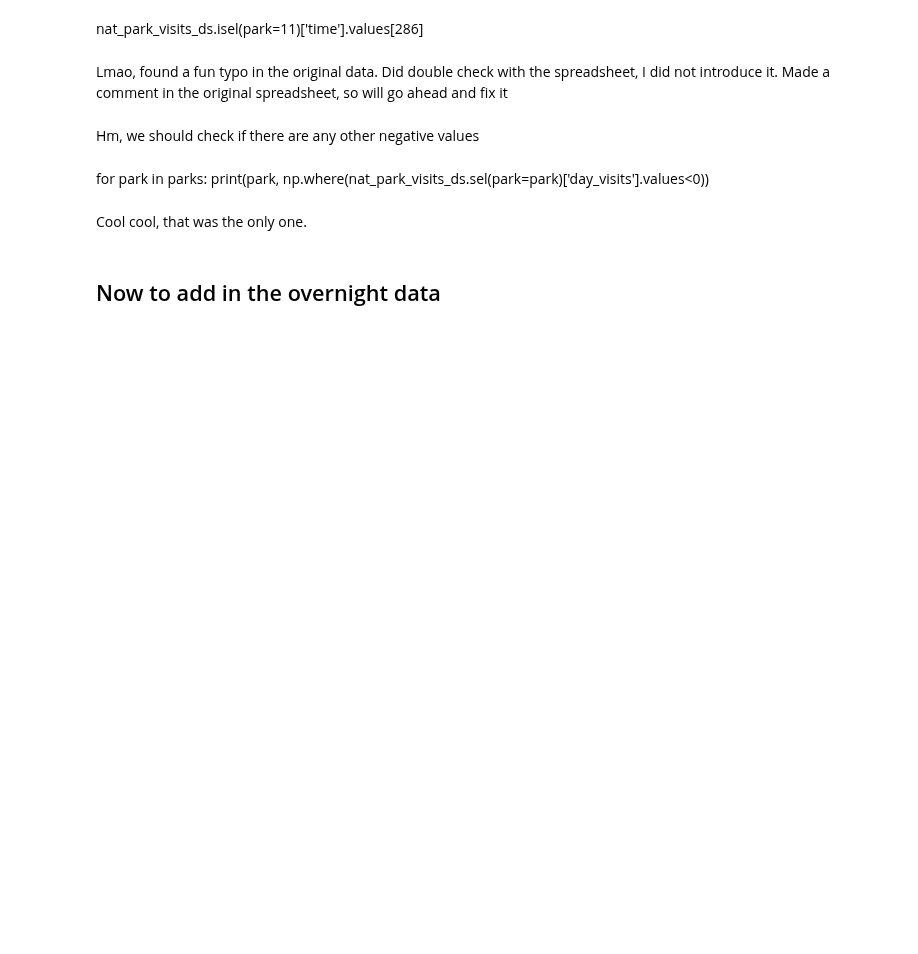
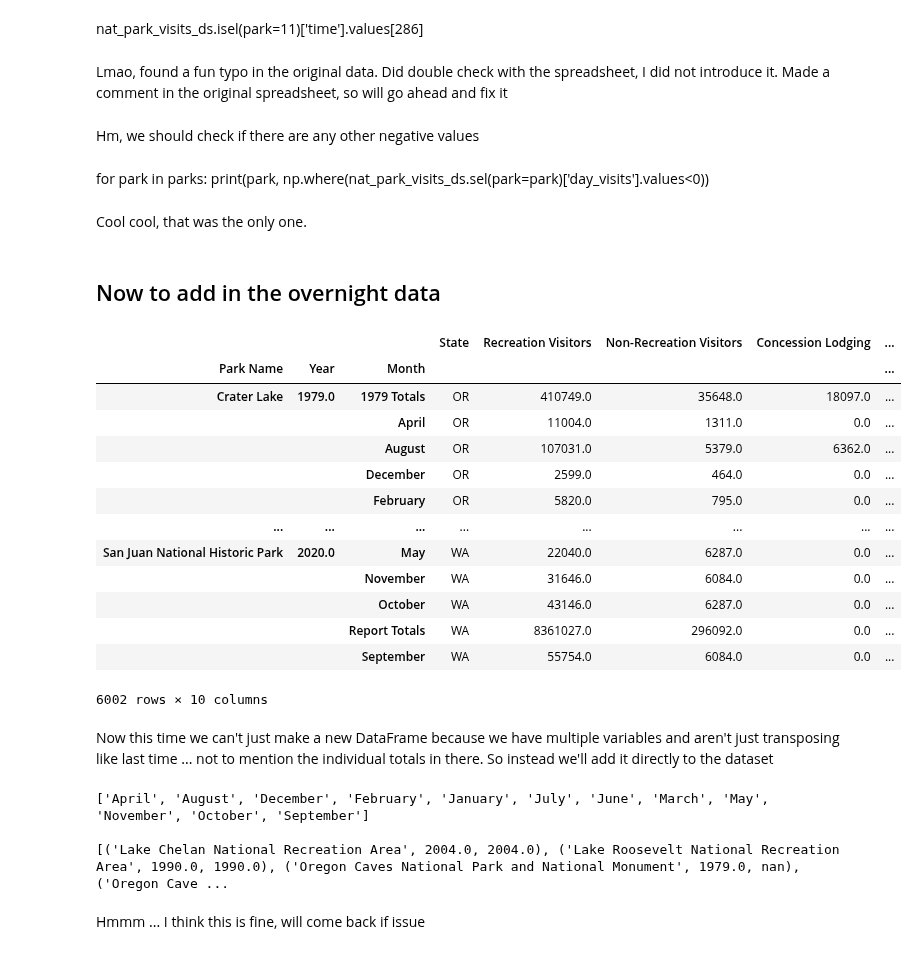
Before and after one commit to UW-Hydro/drought_impact, a Jupyter notebook: Notebooks/format_parks.ipynb, the cells around one changed output. Drawn from its saved outputs; the diff is of its cells as text; code cells hidden in the pictures; blank space fills up the shorter version.

```diff
--- a/Notebooks/format_parks.ipynb
+++ b/Notebooks/format_parks.ipynb
@@ -170,3 +167,40 @@ for park in parks:
 Cool cool, that was the only one.
 # %% [markdown]
 ## Now to add in the overnight data
+# %%
+nat_park_overnight
+# %% [output]
+|  |  |  | State | Recreation Visitors | Non-Recreation Visitors | Concession Lodging | ... |
+| Park Name | Year | Month |  |  |  |  | ... |
+| Crater Lake | 1979.0 | 1979 Totals | OR | 410749.0 | 35648.0 | 18097.0 | ... |
+|  |  | April | OR | 11004.0 | 1311.0 | 0.0 | ... |
+|  |  | August | OR | 107031.0 | 5379.0 | 6362.0 | ... |
+|  |  | December | OR | 2599.0 | 464.0 | 0.0 | ... |
+|  |  | February | OR | 5820.0 | 795.0 | 0.0 | ... |
+| ... | ... | ... | ... | ... | ... | ... | ... |
+| San Juan National Historic Park | 2020.0 | May | WA | 22040.0 | 6287.0 | 0.0 | ... |
+|  |  | November | WA | 31646.0 | 6084.0 | 0.0 | ... |
+|  |  | October | WA | 43146.0 | 6287.0 | 0.0 | ... |
+|  |  | Report Totals | WA | 8361027.0 | 296092.0 | 0.0 | ... |
+|  |  | September | WA | 55754.0 | 6084.0 | 0.0 | ... |
+6002 rows × 10 columns
+# %% [markdown]
+Now this time we can't just make a new DataFrame because we have multiple variables and aren't just transposing like last time ... not to mention the individual totals in there. So instead we'll add it directly to the dataset
+# %%
+long_months = []
+long_month_errors = []
+for dex in nat_park_overnight.index:
+    try:
+        if dex[2] not in long_months and "Totals" not in dex[2] and "Visitors" not in dex[2]:
+            long_months.append(dex[2])
+    except:
+        long_month_errors.append(dex)
+print(long_months)
+print()
+print(long_month_errors)
+# %% [output]
+['April', 'August', 'December', 'February', 'January', 'July', 'June', 'March', 'May', 'November', 'October', 'September']
+
+[('Lake Chelan National Recreation Area', 2004.0, 2004.0), ('Lake Roosevelt National Recreation Area', 1990.0, 1990.0), ('Oregon Caves National Park and National Monument', 1979.0, nan), ('Oregon Cave ...
+# %% [markdown]
+Hmmm ... I think this is fine, will come back if issue
```
Also changed, not shown: parts of 16 cells of this notebook.
